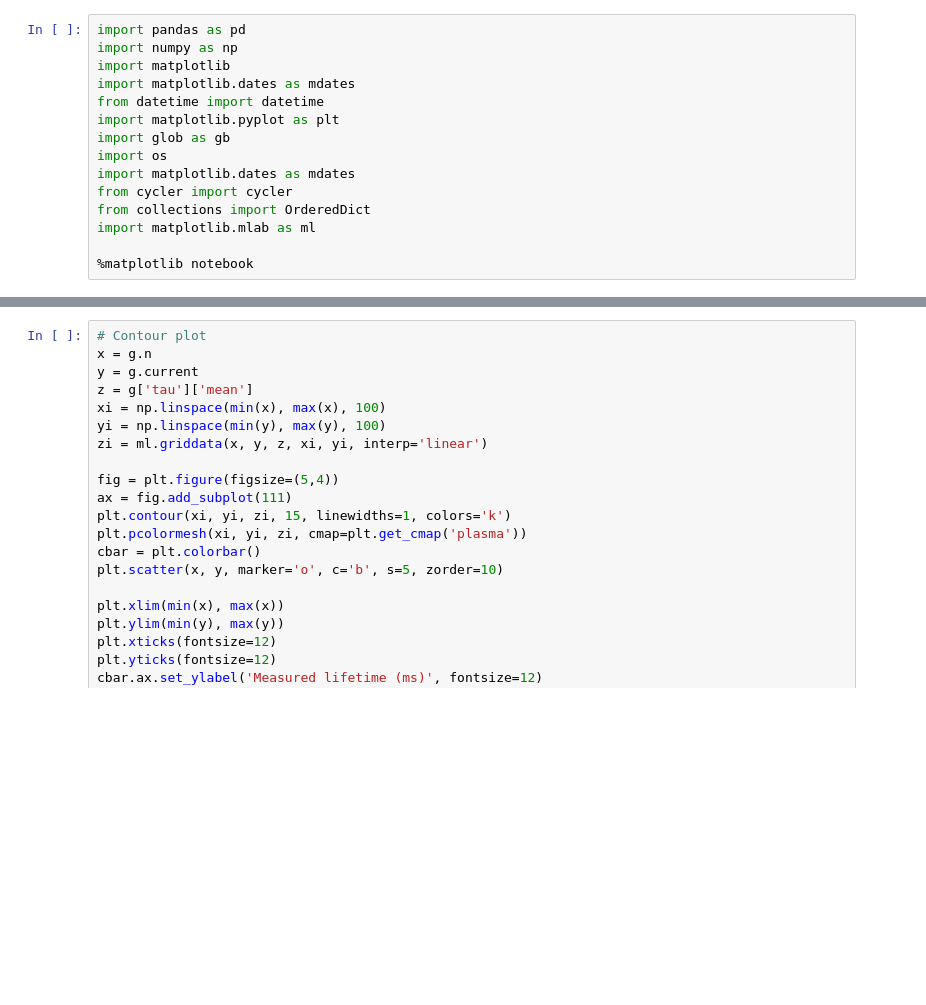
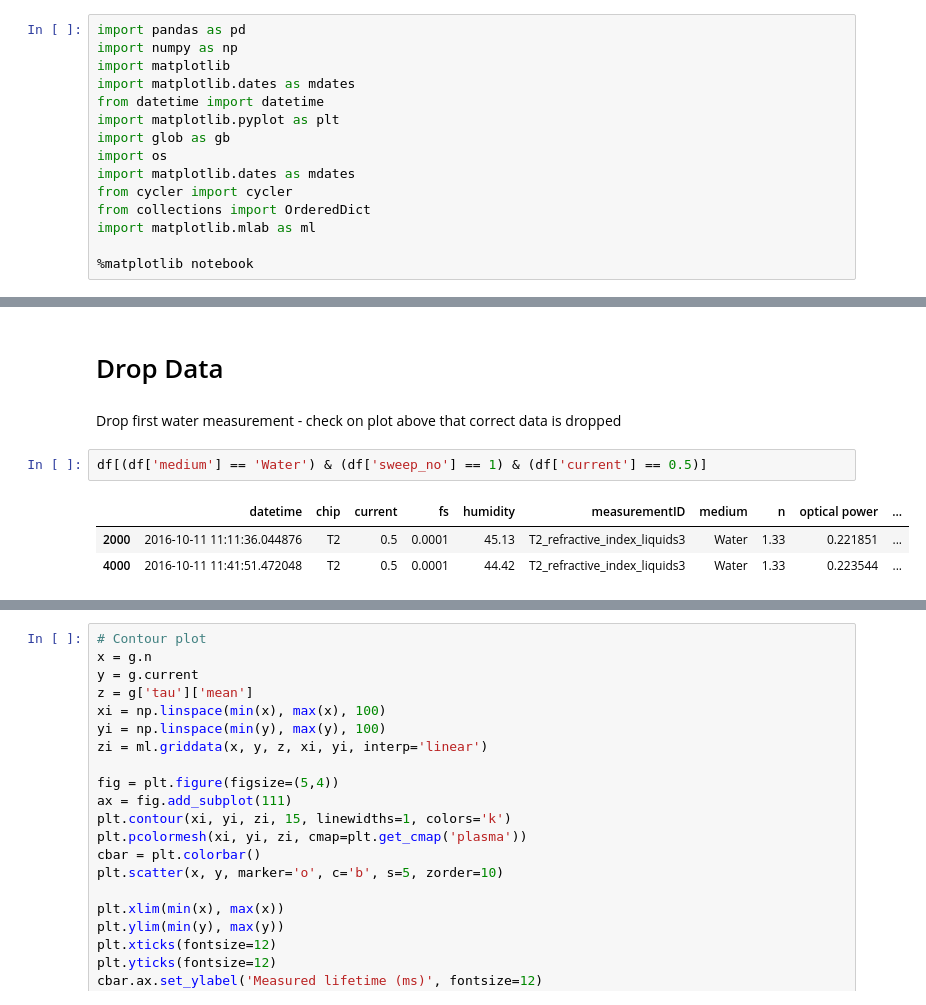
Before and after one commit to mn14tm/FlowCellPicoscope, a Jupyter notebook: Examples/h5Analysis_refractiveIndexLiquids_sweepLaserPower.ipynb, the cells around one changed output, grey strips where cells are left out. Saved outputs shown, nothing was run; the diff lists cells and outputs as text; blank space fills up the shorter version.

```diff
--- a/Examples/h5Analysis_refractiveIndexLiquids_sweepLaserPower.ipynb
+++ b/Examples/h5Analysis_refractiveIndexLiquids_sweepLaserPower.ipynb
@@ -38,0 +67,10 @@ df.head()
+# %% [markdown]
+# Drop Data
+# %% [markdown]
+Drop first water measurement - check on plot above that correct data is dropped
+# %%
+df[(df['medium'] == 'Water') & (df['sweep_no'] == 1) & (df['current'] == 0.5)]
+# %% [output]
+|  | datetime | chip | current | fs | humidity | measurementID | medium | n | optical power | ... |
+| 2000 | 2016-10-11 11:11:36.044876 | T2 | 0.5 | 0.0001 | 45.13 | T2_refractive_index_liquids3 | Water | 1.33 | 0.221851 | ... |
+| 4000 | 2016-10-11 11:41:51.472048 | T2 | 0.5 | 0.0001 | 44.42 | T2_refractive_index_liquids3 | Water | 1.33 | 0.223544 | ... |
```
Also changed, not shown: parts of 26 cells of this notebook, 1 other file.
